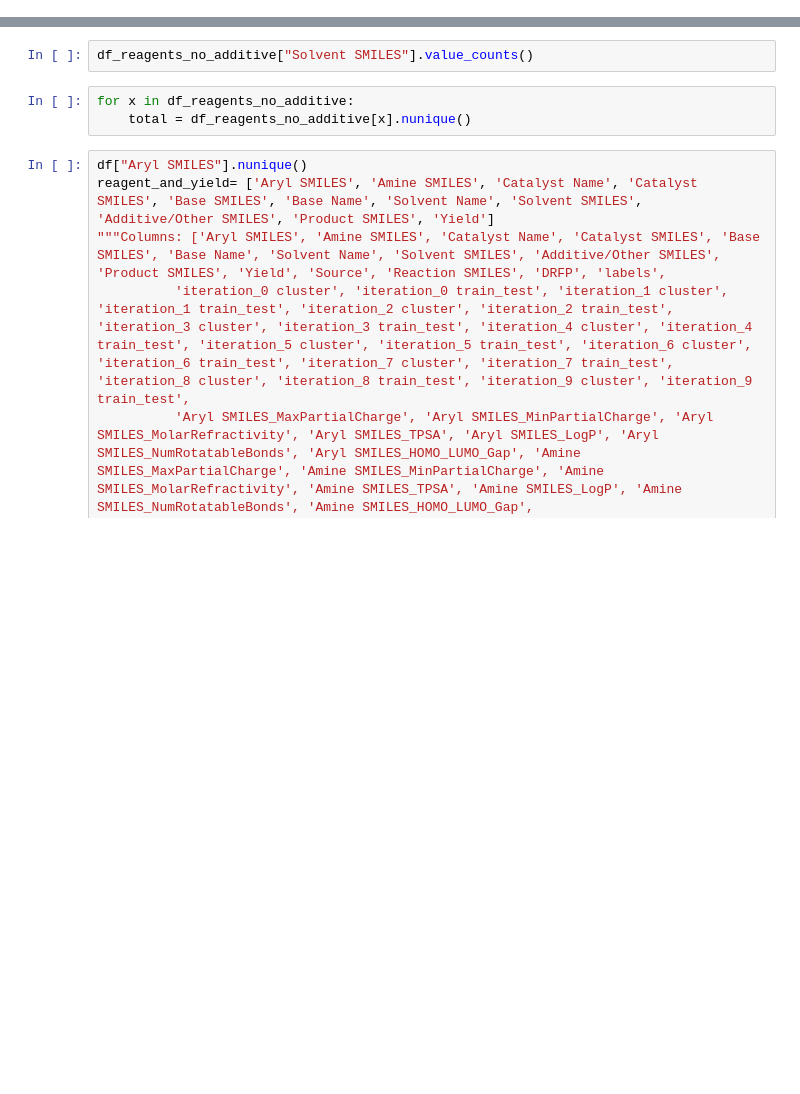
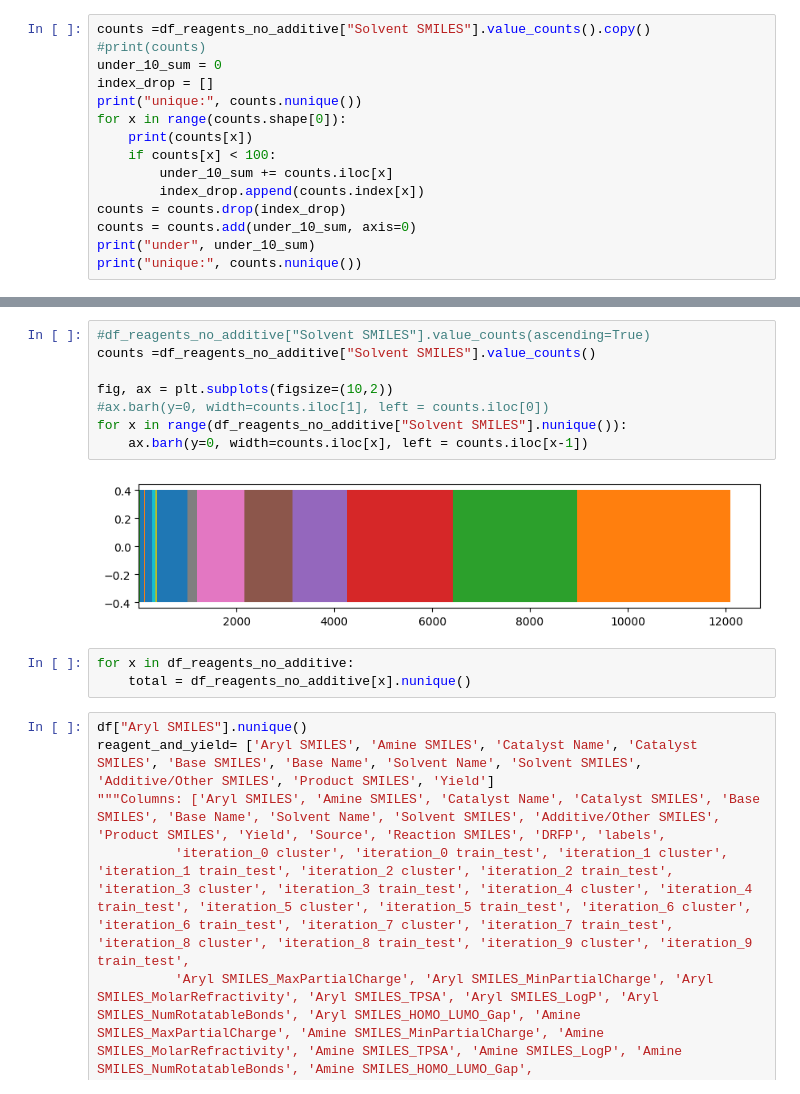
Before and after one commit to ddomlab/DOPE-MURI, a Jupyter notebook: dataset review.ipynb, the cells around one changed output, grey strips where cells are left out. Drawn from its saved outputs; the diff is of its cells as text; blank space fills up the shorter version.

```diff
--- a/dataset review.ipynb
+++ b/dataset review.ipynb
@@ -34,0 +77,15 @@ for x in df_reagents_no_additive:
+# %%
+counts =df_reagents_no_additive["Solvent SMILES"].value_counts().copy()
+#print(counts)
+under_10_sum = 0
+index_drop = []
+print("unique:", counts.nunique())
+for x in range(counts.shape[0]):
+    print(counts[x])
+    if counts[x] < 100:
+        under_10_sum += counts.iloc[x]
+        index_drop.append(counts.index[x])
+counts = counts.drop(index_drop)
+counts = counts.add(under_10_sum, axis=0)
+print("under", under_10_sum)
+print("unique:", counts.nunique())
@@ -35,5 +110,13 @@ for x in df_reagents_no_additive:
 # %%
-df_reagents_no_additive["Solvent SMILES"].value_counts()
+#df_reagents_no_additive["Solvent SMILES"].value_counts(ascending=True)
+counts =df_reagents_no_additive["Solvent SMILES"].value_counts()
+
+fig, ax = plt.subplots(figsize=(10,2))
+#ax.barh(y=0, width=counts.iloc[1], left = counts.iloc[0])
+for x in range(df_reagents_no_additive["Solvent SMILES"].nunique()):
+    ax.barh(y=0, width=counts.iloc[x], left = counts.iloc[x-1])
+# %% [output]
+[figure, added]
 # %%
 for x in df_reagents_no_additive:
     total = df_reagents_no_additive[x].nunique()
```
Also changed, not shown: parts of 7 cells of this notebook, 1 other file.
